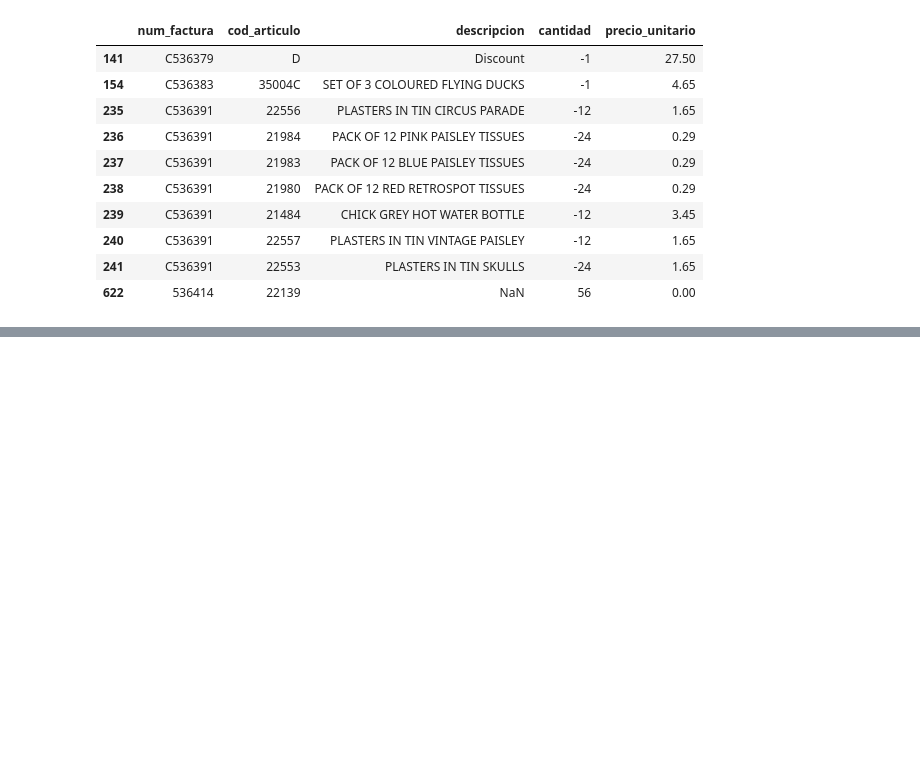
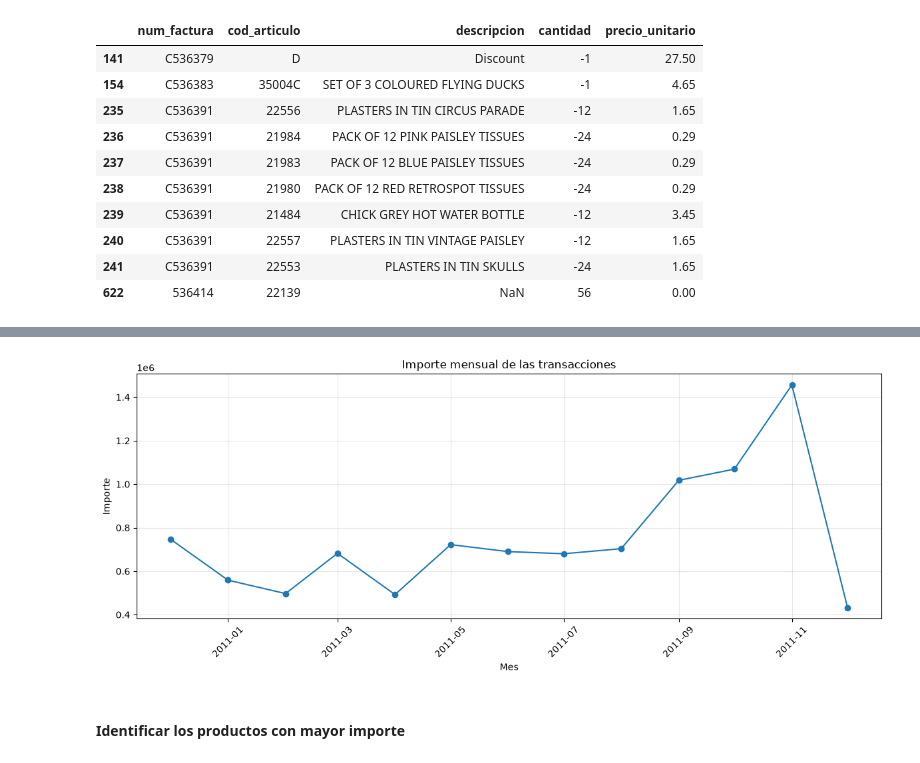
Before and after one commit to Sagrario/Comercio_minorista, a Jupyter notebook: notebooks/comercio2.ipynb, the cells around one changed output, grey strips where cells are left out. Drawn from its saved outputs; the diff is of its cells as text; code cells hidden in the pictures; blank space fills up the shorter version.

```diff
--- a/notebooks/comercio2.ipynb
+++ b/notebooks/comercio2.ipynb
@@ -1392,0 +808,5 @@ Name: count, dtype: Int64
+# %%
+df_analisis_ventas['importe'] = (
+    df_analisis_ventas['cantidad']
+    * df_analisis_ventas['precio_unitario']
+)
@@ -1392,0 +857,5 @@ Name: count, dtype: Int64
+# %%
+df_analisis_ventas['importe'] = (
+    df_analisis_ventas['cantidad']
+    * df_analisis_ventas['precio_unitario']
+)
@@ -1392,0 +864,12 @@ Name: count, dtype: Int64
+# %%
+ventas_mensuales = (
+    df_analisis_ventas
+    .set_index('fh_factura')
+    .resample('MS')['importe']
+    .sum()
+    .reset_index()
+)
+
+ventas_mensuales.columns = ['mes', 'ventas_netas']
+
+display(ventas_mensuales)
@@ -1392,0 +903,20 @@ Name: count, dtype: Int64
+# %%
+plt.figure(figsize=(12, 5))
+
+plt.plot(
+    ventas_mensuales['mes'],
+    ventas_mensuales['ventas_netas'],
+    marker='o'
+)
+
+plt.title('Importe mensual de las transacciones')
+plt.xlabel('Mes')
+plt.ylabel('Importe')
+plt.xticks(rotation=45)
+plt.grid(True, alpha=0.3)
+plt.tight_layout()
+plt.show()
+# %% [output]
+[figure, added]
+# %% [markdown]
+#### Identificar los productos con mayor importe
```
Also changed, not shown: parts of 91 cells of this notebook.
